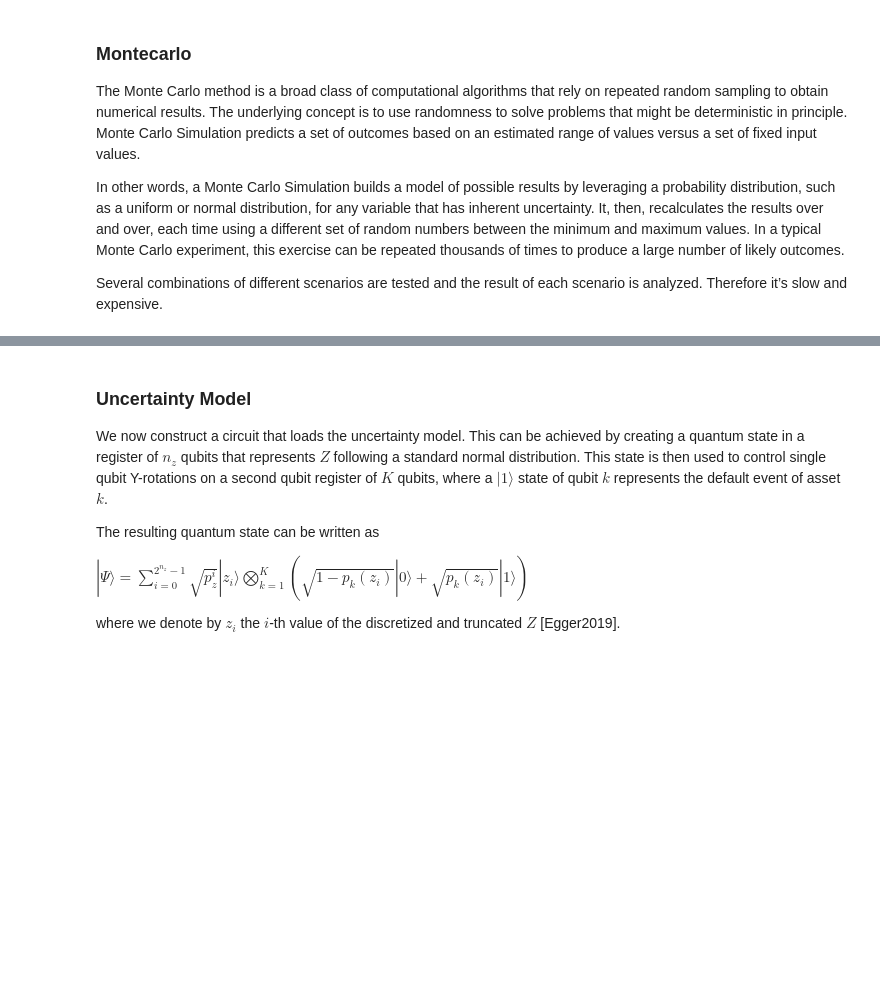
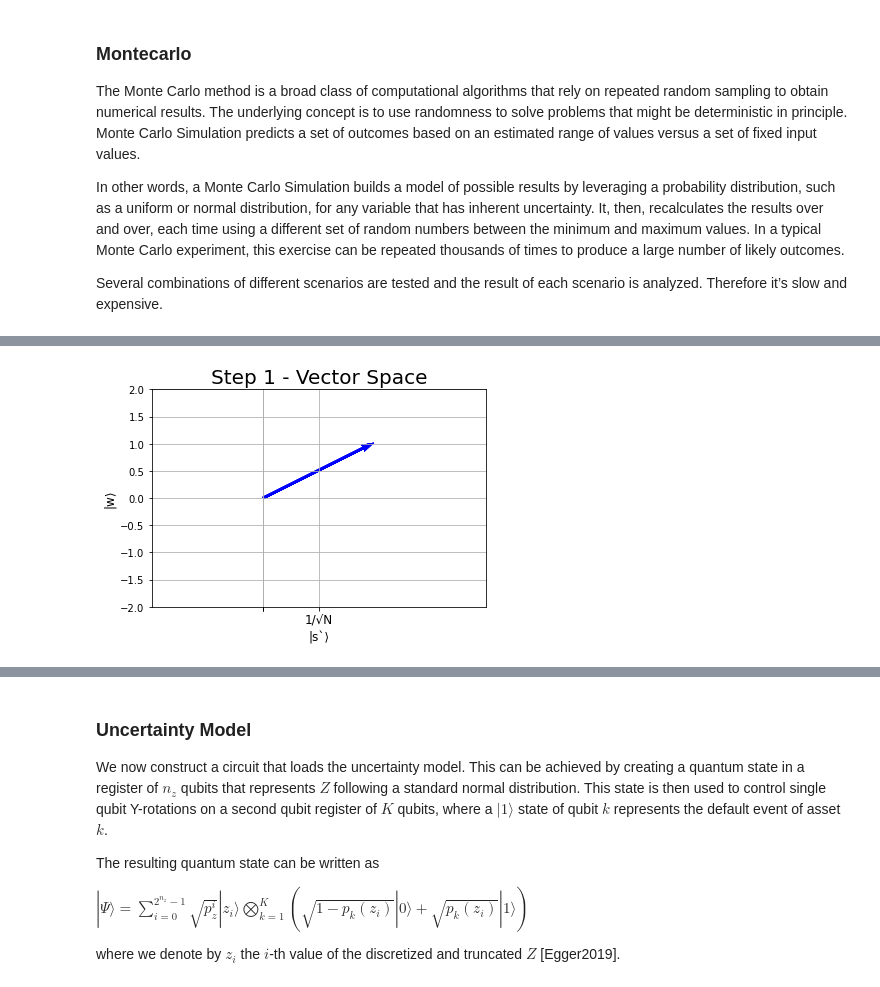
Before and after one commit to jraleman/qcra, a Jupyter notebook: quantum_risk_analysis.ipynb, the cells around one changed output, grey strips where cells are left out. Cells and saved outputs as stored; diff of their text form; code cells hidden in the pictures; blank space fills up the shorter version.

```diff
--- a/quantum_risk_analysis.ipynb
+++ b/quantum_risk_analysis.ipynb
@@ -80,6 +90,19 @@ rhos = [0.1, 0.05]
 lgd = [1, 2]
 K = len(p_zeros)
 alpha = 0.05
+# %%
+# Data
+grover = int(12)
+data = range(grover)
+prob = np.ones(grover)
+winner = ['','','','','','','|w⟩','','','','','']
+avg_amplitude = ['', '1/√N', '']
+
+# Styles
+label_size = 12
+c_off = 'gray'
+c_on = 'blue'
+c = [c_off, c_off, c_off, c_off, c_off, c_off, c_on, c_off, c_off, c_off, c_off]
 # %% [markdown]
 ## Methods
 
@@ -168,0 +154,25 @@ $$ | \psi_t \rangle = (U_s U_f)^t  | s \rangle $$
+# %%
+# Vector origin location
+X = [0]
+Y = [0]
+
+# Directional vectors
+U = [2]
+V = [1]
+
+# Setup
+plt.title("Step 1 - Vector Space", size=20)
+plt.ylabel("|w⟩", size=label_size)
+plt.xlabel("|s`⟩", size=label_size)
+plt.quiver(X, Y, U, V, color=c_on, units='xy', scale=prob)
+plt.xlim(-2, 4)
+plt.ylim(-2, 2)
+
+# TODO: Add float label in the middle, at the end |s⟩=|\PSI_0⟩
+# TODO: Add \theta angle under line
+
+# Render
+plt.grid()
+plt.show()
+# %% [output]
+[figure, added]
```
Also changed, not shown: parts of 15 cells of this notebook.
